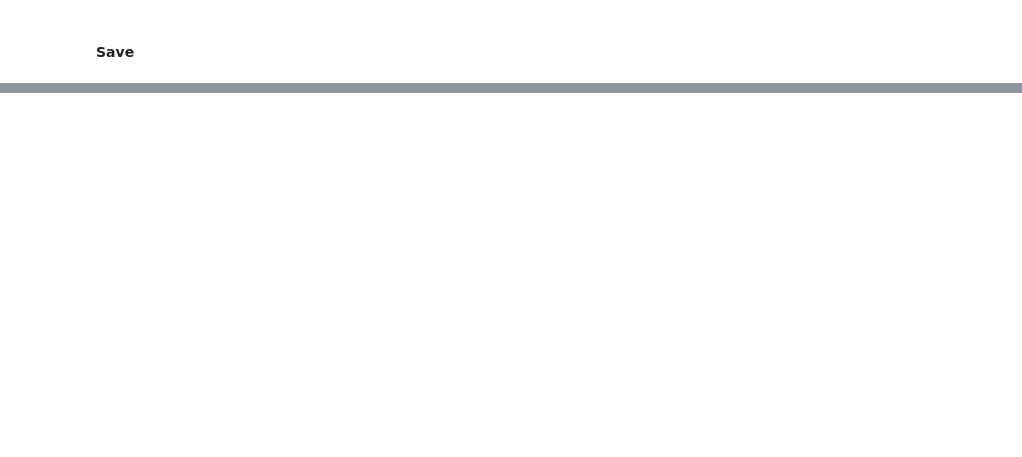
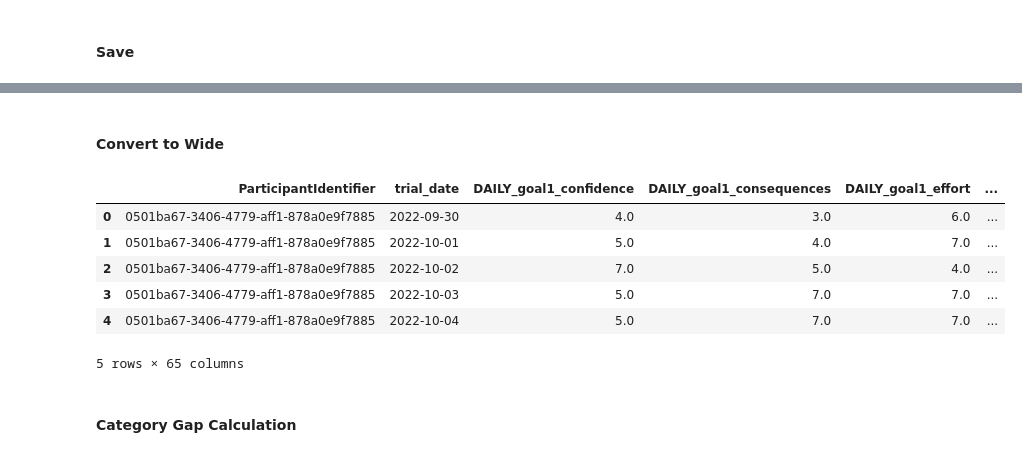
Before and after one commit to danieljwilson/3_3_experience_sampling, a Jupyter notebook: 3_3_3_data_analysis/01_data munge/01_1_process_data.ipynb, the cells around one changed output, grey strips where cells are left out. Drawn from its saved outputs; the diff is of its cells as text; code cells hidden in the pictures; blank space fills up the shorter version.

```diff
--- a/3_3_3_data_analysis/01_data munge/01_1_process_data.ipynb
+++ b/3_3_3_data_analysis/01_data munge/01_1_process_data.ipynb
@@ -188,0 +353,42 @@ df_daily_affect_wide.to_csv(save_path + 'run2_affect.csv', index=False)
+# %% [markdown]
+#### Convert to Wide
+# %%
+df_daily_sr_wide = df_daily_sr.pivot_table(index=["ParticipantIdentifier", "trial_date"],
+                                           columns='ResultIdentifier',
+                                           values='Answers',
+                                           aggfunc=lambda x: ' '.join(x)).reset_index()
+# get rid of name on index
+df_daily_sr_wide = df_daily_sr_wide.rename_axis(None, axis=1)
+# %%
+# convert data to numeric where appropriate
+df_daily_sr_wide.loc[:,df_daily_sr_wide.columns[~df_daily_sr_wide.columns.isin(non_numeric_cols)]] = df_daily_sr_wide.loc[:,df_daily_sr_wide.columns[~df_daily_sr_wide.columns.isin(non_numeric_cols)]].apply(pd.to_numeric, errors='coerce')
+# %%
+# Break gap cause into two columns
+df_daily_sr_wide[['DAILY_past24_gapCause_internal', 'DAILY_past24_gapCause_external', 'drop_col']] = df_daily_sr_wide.DAILY_past24_gapCause.str.split("_", expand = True)
+df_daily_sr_wide.drop(columns='drop_col', inplace=True)
+
+# convert to numeric 0-1
+cols = ['DAILY_past24_gapCause_internal', 'DAILY_past24_gapCause_external']
+df_daily_sr_wide[cols] = df_daily_sr_wide[cols].apply(pd.to_numeric, errors = 'coerce')
+df_daily_sr_wide[cols] = df_daily_sr_wide[cols]/100
+# %%
+# REPEAT FOR MISSED DAY DATA
+# Break gap cause into two columns
+df_daily_sr_wide[['DAILY_past48to24_gapCause_internal', 'DAILY_past48to24_gapCause_external']] = df_daily_sr_wide.DAILY_past48to24_gapCause.str.split("_", expand = True)
+
+# convert to numeric 0-1
+cols = ['DAILY_past48to24_gapCause_internal', 'DAILY_past48to24_gapCause_external']
+df_daily_sr_wide[cols] = df_daily_sr_wide[cols].apply(pd.to_numeric, errors = 'coerce')
+df_daily_sr_wide[cols] = df_daily_sr_wide[cols]/100
+# %%
+df_daily_sr_wide.head()
+# %% [output]
+|  | ParticipantIdentifier | trial_date | DAILY_goal1_confidence | DAILY_goal1_consequences | DAILY_goal1_effort | ... |
+| 0 | 0501ba67-3406-4779-aff1-878a0e9f7885 | 2022-09-30 | 4.0 | 3.0 | 6.0 | ... |
+| 1 | 0501ba67-3406-4779-aff1-878a0e9f7885 | 2022-10-01 | 5.0 | 4.0 | 7.0 | ... |
+| 2 | 0501ba67-3406-4779-aff1-878a0e9f7885 | 2022-10-02 | 7.0 | 5.0 | 4.0 | ... |
+| 3 | 0501ba67-3406-4779-aff1-878a0e9f7885 | 2022-10-03 | 5.0 | 7.0 | 7.0 | ... |
+| 4 | 0501ba67-3406-4779-aff1-878a0e9f7885 | 2022-10-04 | 5.0 | 7.0 | 7.0 | ... |
+5 rows × 65 columns
+# %% [markdown]
+#### Category Gap Calculation
```
Also changed, not shown: parts of 27 cells of this notebook.
